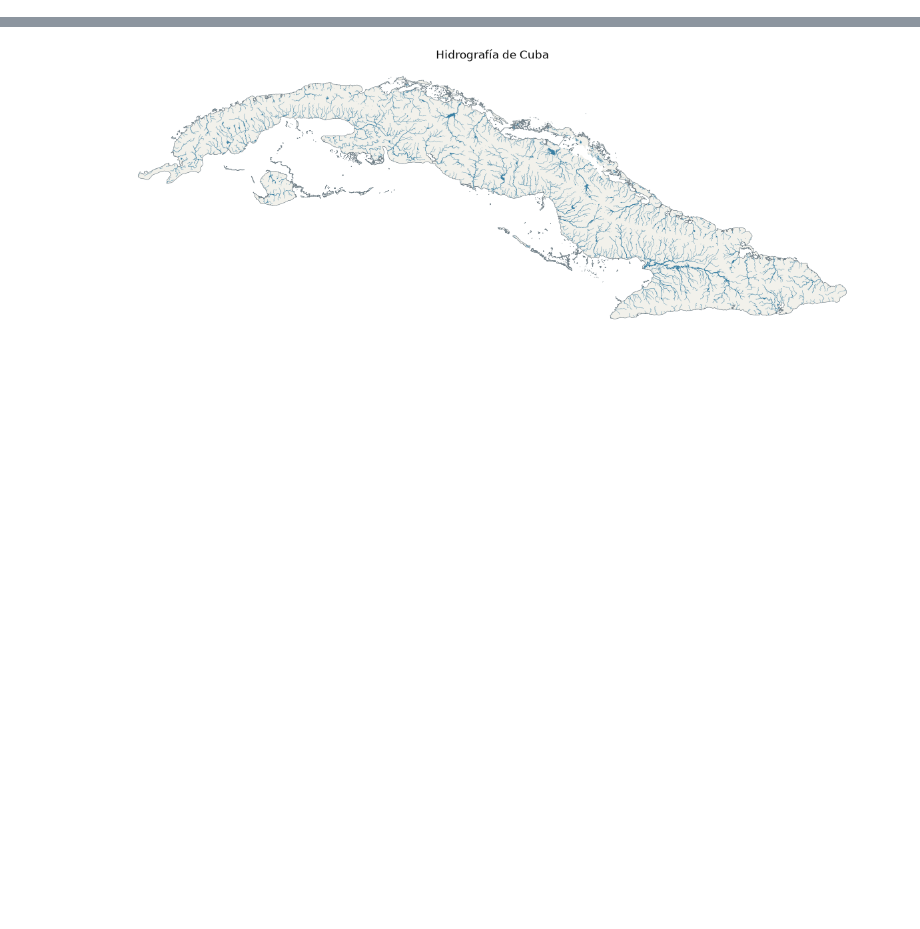
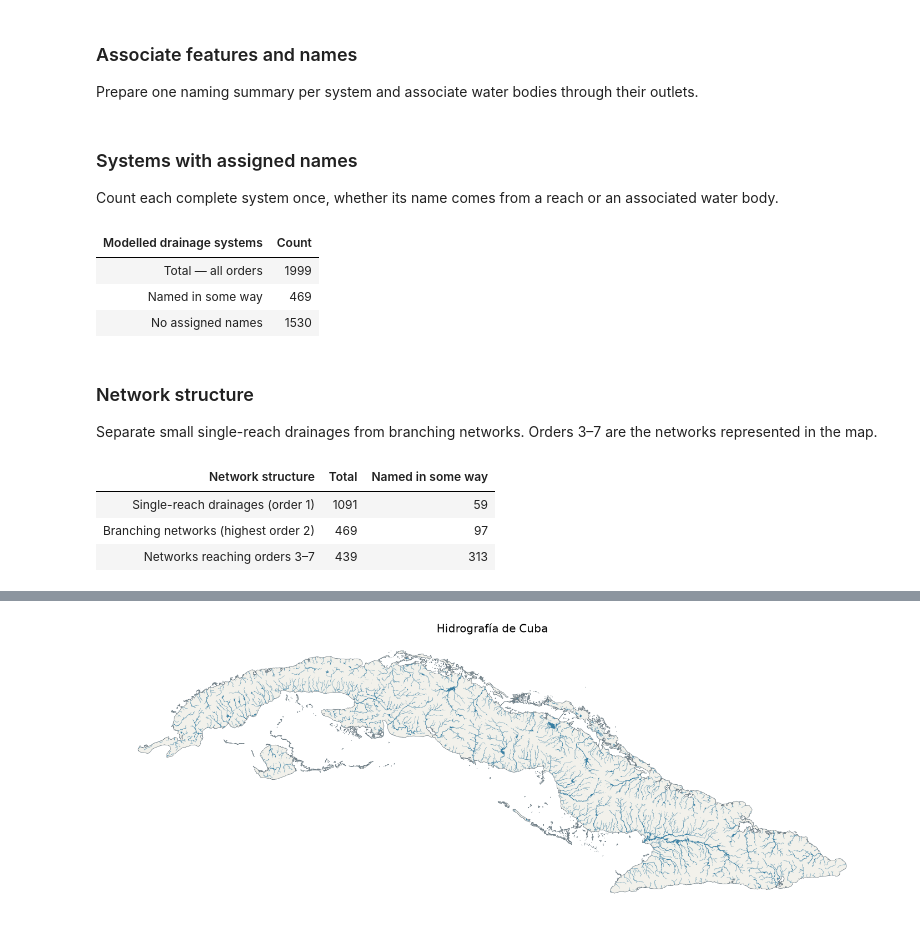
Before and after one commit to eLucidataLLC/cuba-geographic-data, a Jupyter notebook: examples/hydrography_map.ipynb, the cells around one changed output, grey strips where cells are left out. Saved outputs shown, nothing was run; the diff lists cells and outputs as text; code cells hidden in the pictures; blank space fills up the shorter version.

```diff
--- a/examples/hydrography_map.ipynb
+++ b/examples/hydrography_map.ipynb
@@ -27,0 +74,74 @@ Uncomment `fig.savefig(...)` to save the map.
+# %% [markdown]
+### Associate features and names
+
+Prepare one naming summary per system and associate water bodies through their outlets.
+# %%
+# Identify preferred or additional assigned names.
+def has_assigned_name(frame):
+    return frame["gazetteer_id"].notna() | frame["alternative_gazetteer_ids"].map(
+        lambda values: bool(json.loads(values))
+    )
+
+# Summarize reach names within each complete drainage system.
+reach_names = has_assigned_name(rivers)
+systems = rivers.assign(named=reach_names).groupby("MAIN_BAS")["named"].any().to_frame("Named reach")
+
+# Associate water bodies by the catchment containing their outlet.
+outlets = gpd.GeoDataFrame(
+    water_bodies[["id"]].copy(),
+    geometry=gpd.points_from_xy(water_bodies["Pour_long"], water_bodies["Pour_lat"]),
+    crs=water_bodies.crs,
+)
+located = gpd.sjoin(outlets, catchments[["MAIN_BAS", "geometry"]], how="left", predicate="intersects")
+possible_systems = located.groupby("id")["MAIN_BAS"].agg(
+    lambda values: set(values.dropna().astype(int))
+)
+# Retain an association only when the outlet identifies one system.
+body_system = possible_systems.map(lambda values: next(iter(values)) if len(values) == 1 else None)
+associated_bodies = water_bodies.assign(
+    system=water_bodies["id"].map(body_system),
+    named=has_assigned_name(water_bodies),
+)
+# A system qualifies when a reach or associated water body has a name.
+named_bodies = associated_bodies.dropna(subset=["system"]).groupby("system")["named"].any()
+systems["Named water body"] = named_bodies.reindex(systems.index, fill_value=False)
+systems["Any assigned name"] = systems[["Named reach", "Named water body"]].any(axis=1)
+# %% [markdown]
+### Systems with assigned names
+
+Count each complete system once, whether its name comes from a reach or an associated water body.
+# %%
+# Count all systems, named systems and systems without assigned names.
+system_counts = pd.DataFrame({
+    "Modelled drainage systems": ["Total — all orders", "Named in some way", "No assigned names"],
+    "Count": [len(systems), int(systems["Any assigned name"].sum()), int((~systems["Any assigned name"]).sum())],
+})
+display(HTML(system_counts.to_html(index=False)))
+# %% [output]
+| Modelled drainage systems | Count |
+| Total — all orders | 1999 |
+| Named in some way | 469 |
+| No assigned names | 1530 |
+# %% [markdown]
+### Network structure
+
+Separate small single-reach drainages from branching networks. Orders 3–7 are the networks represented in the map.
+# %%
+# Classify systems by their highest Strahler order.
+highest_order = rivers.groupby("MAIN_BAS")["ORD_STRAH"].max().reindex(systems.index)
+structure_groups = {
+    "Single-reach drainages (order 1)": highest_order.eq(1),
+    "Branching networks (highest order 2)": highest_order.eq(2),
+    "Networks reaching orders 3–7": highest_order.ge(3),
+}
+structure_counts = pd.DataFrame([
+    {"Network structure": label, "Total": int(mask.sum()),
+     "Named in some way": int(systems.loc[mask, "Any assigned name"].sum())}
+    for label, mask in structure_groups.items()
+])
+display(HTML(structure_counts.to_html(index=False)))
+# %% [output]
+| Network structure | Total | Named in some way |
+| Single-reach drainages (order 1) | 1091 | 59 |
+| Branching networks (highest order 2) | 469 | 97 |
+| Networks reaching orders 3–7 | 439 | 313 |
```
Also changed, not shown: parts of 12 cells of this notebook, 21 other files.
